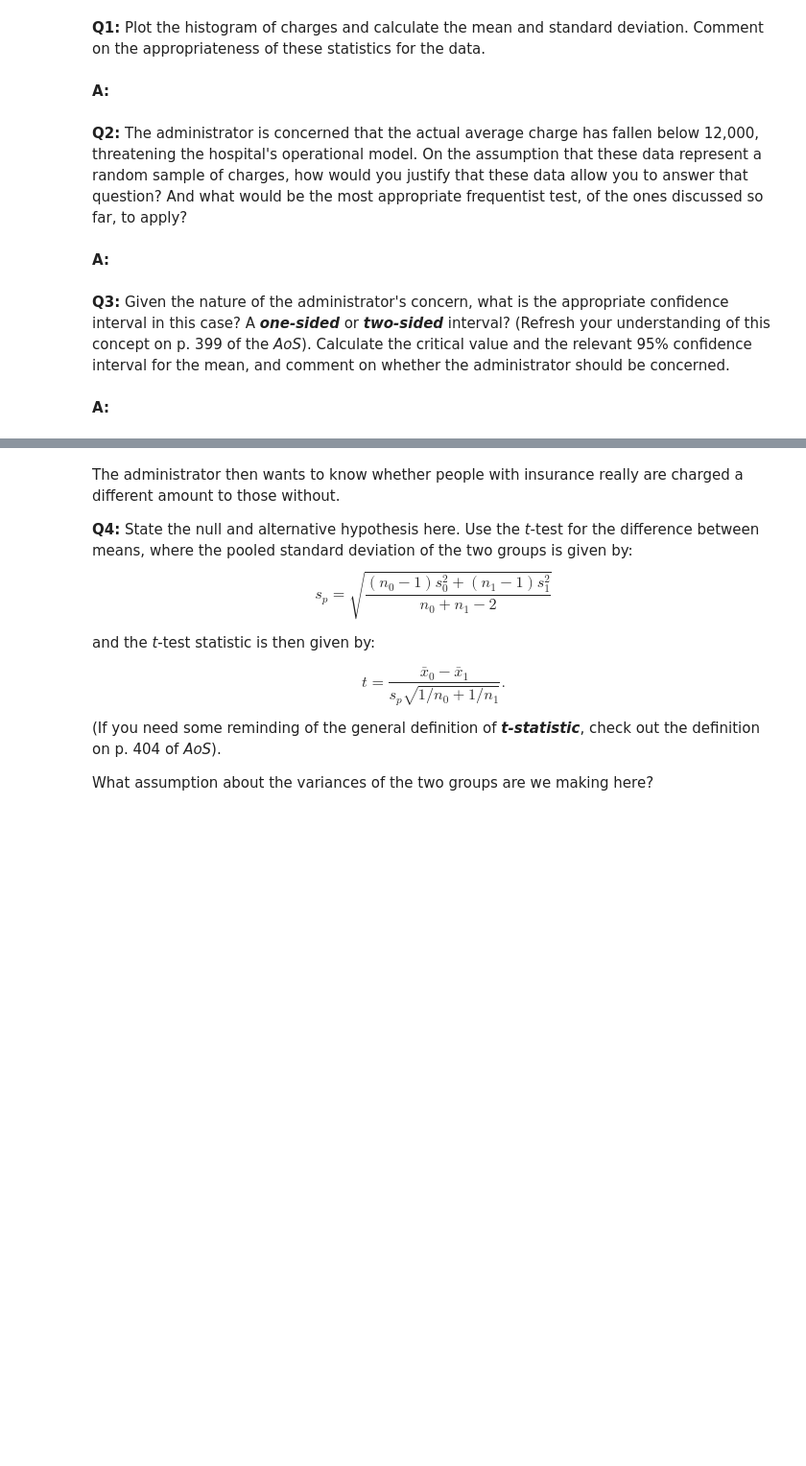
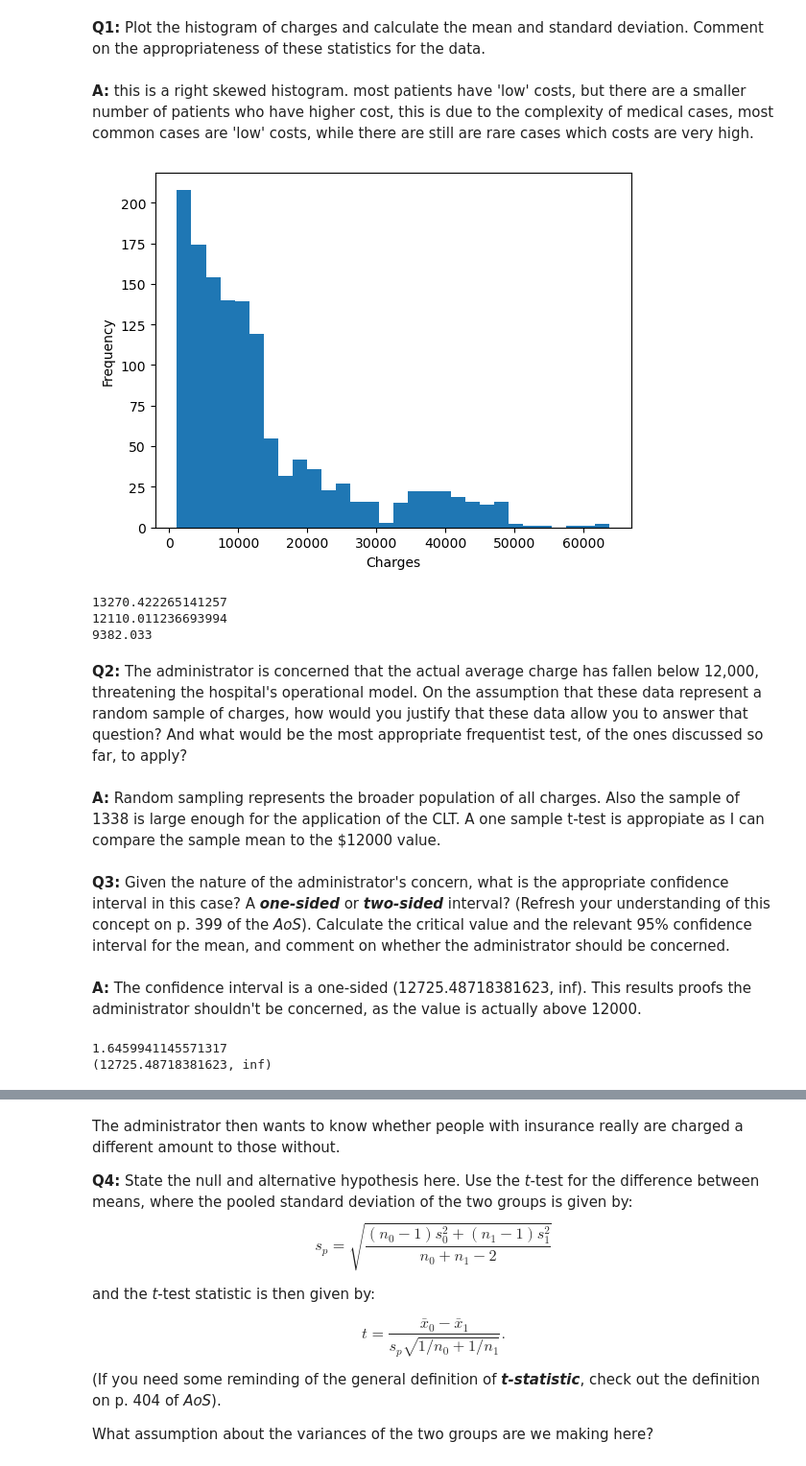
Before and after one commit to criemannt/Frequentist-Inference-Case-Study, a Jupyter notebook: Frequentist Inference Case Study - Part B .ipynb, the cells around one changed output, grey strips where cells are left out. Shown at 96% size. Drawn from its saved outputs; the diff is of its cells as text; code cells hidden in the pictures; blank space fills up the shorter version.

```diff
--- a/Frequentist Inference Case Study - Part B .ipynb
+++ b/Frequentist Inference Case Study - Part B .ipynb
@@ -49,13 +49,45 @@ medical.head()
 | 4 | 32 | 1 | 28.880 | 0 | 0 | 1 | 3866.85520 | 1 |
 # %% [markdown]
 __Q1:__ Plot the histogram of charges and calculate the mean and standard deviation. Comment on the appropriateness of these statistics for the data.
-# %% [markdown]
-__A:__
+# %% [markdown]
+__A:__ this is a right skewed histogram. most patients have 'low' costs, but there are a smaller number of patients who have higher cost, this is due to the complexity of medical cases, most common cases are 'low' costs, while there are still are rare cases which costs are very high.
+# %%
+plt.hist(medical['charges'], bins=30)
+plt.xlabel('Charges')
+plt.ylabel('Frequency')
+plt.show()
+# %% [output]
+[figure, added]
+# %%
+mean_charges = medical['charges'].mean()
+std_dev_charges = medical['charges'].std()
+median_charges = medical['charges'].median()
+print(mean_charges)
+print(std_dev_charges)
+print(median_charges)
+# %% [output]
+13270.422265141257
+12110.011236693994
+9382.033
 # %% [markdown]
 __Q2:__ The administrator is concerned that the actual average charge has fallen below 12,000, threatening the hospital's operational model. On the assumption that these data represent a random sample of charges, how would you justify that these data allow you to answer that question? And what would be the most appropriate frequentist test, of the ones discussed so far, to apply?
-# %% [markdown]
-__A:__
+# %% [markdown]
+__A:__ Random sampling represents the broader population of all charges. Also the sample of 1338 is large enough for the application of the CLT. A one sample t-test is appropiate as I can compare the sample mean to the $12000 value.
 # %% [markdown]
 __Q3:__ Given the nature of the administrator's concern, what is the appropriate confidence interval in this case? A ***one-sided*** or ***two-sided*** interval? (Refresh your understanding of this concept on p. 399 of the *AoS*). Calculate the critical value and the relevant 95% confidence interval for the mean, and comment on whether the administrator should be concerned.
-# %% [markdown]
-__A:__
+# %% [markdown]
+__A:__ The confidence interval is a one-sided (12725.48718381623, inf). This results proofs the administrator shouldn't be concerned, as the value is actually above 12000.
+# %%
+n = len(medical['charges'])
+mean_charges = medical['charges'].mean()
+std_charges = medical['charges'].std()
+df = n - 1
+t_critical = t.ppf(0.95, df)
+margin_of_error = t_critical * (std_charges / np.sqrt(n))
+lower_bound = mean_charges - margin_of_error
+confidence_interval = (lower_bound, np.inf)
+print(t_critical)
+print(confidence_interval)
+# %% [output]
+1.6459941145571317
+(12725.48718381623, inf)
```
Also changed, not shown: parts of 9 cells of this notebook.
